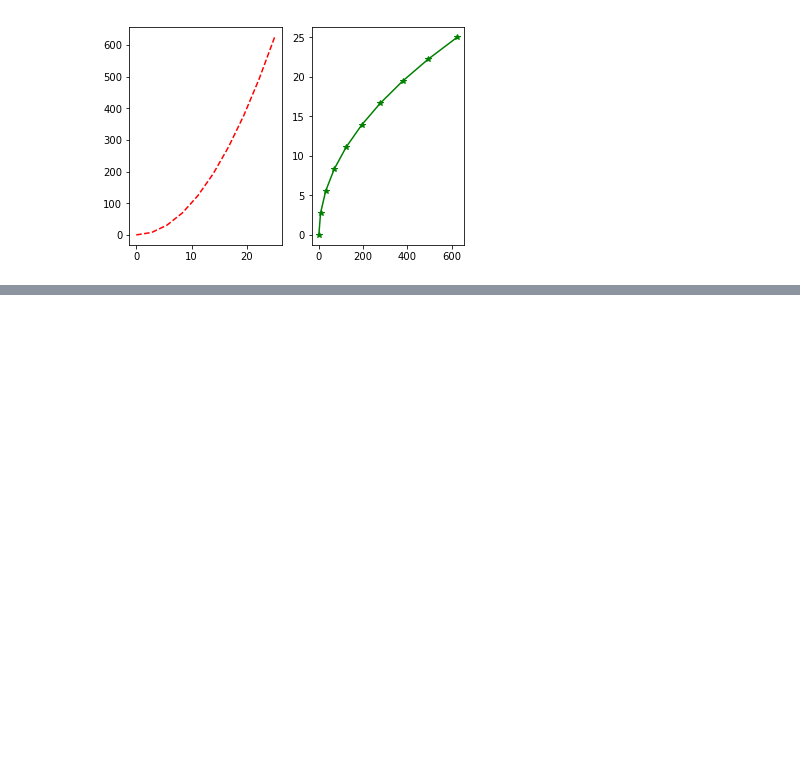
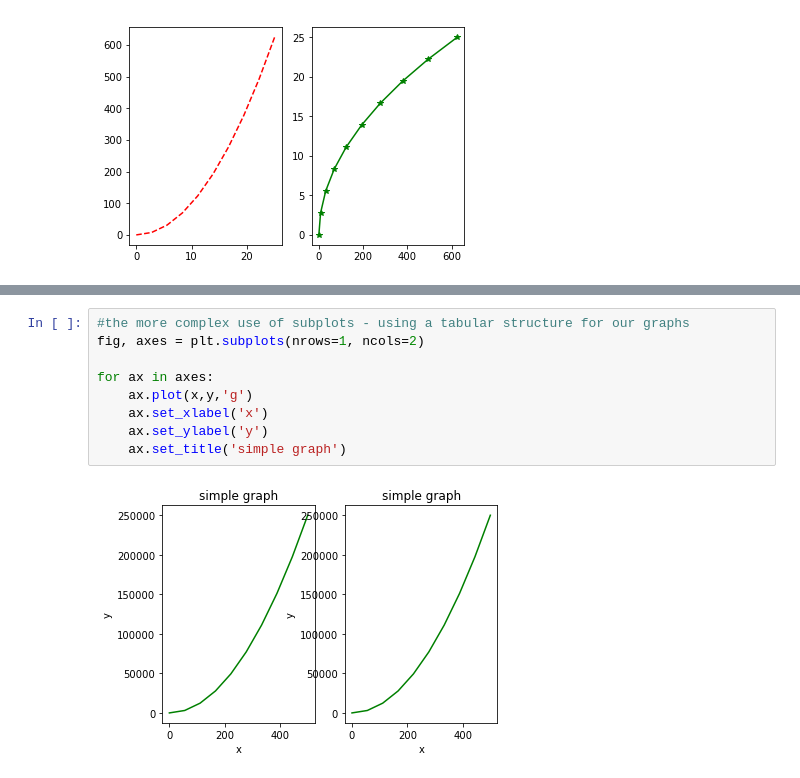
Before and after one commit to shantanurathore/Python-Scripts, a Jupyter notebook: Pyt_PRACTICE_1_MATPLOTLIB.ipynb, the cells around one changed output, grey strips where cells are left out. Cells and saved outputs as stored; diff of their text form; blank space fills up the shorter version.

```diff
--- a/Pyt_PRACTICE_1_MATPLOTLIB.ipynb
+++ b/Pyt_PRACTICE_1_MATPLOTLIB.ipynb
@@ -61,0 +77,11 @@ axes2.set_title('Graph 2')
+# %%
+#the more complex use of subplots - using a tabular structure for our graphs
+fig, axes = plt.subplots(nrows=1, ncols=2)
+
+for ax in axes:
+    ax.plot(x,y,'g')
+    ax.set_xlabel('x')
+    ax.set_ylabel('y')
+    ax.set_title('simple graph')
+# %% [output]
+[figure, added]
```
Also changed, not shown: parts of 8 cells of this notebook, 3 other files.
